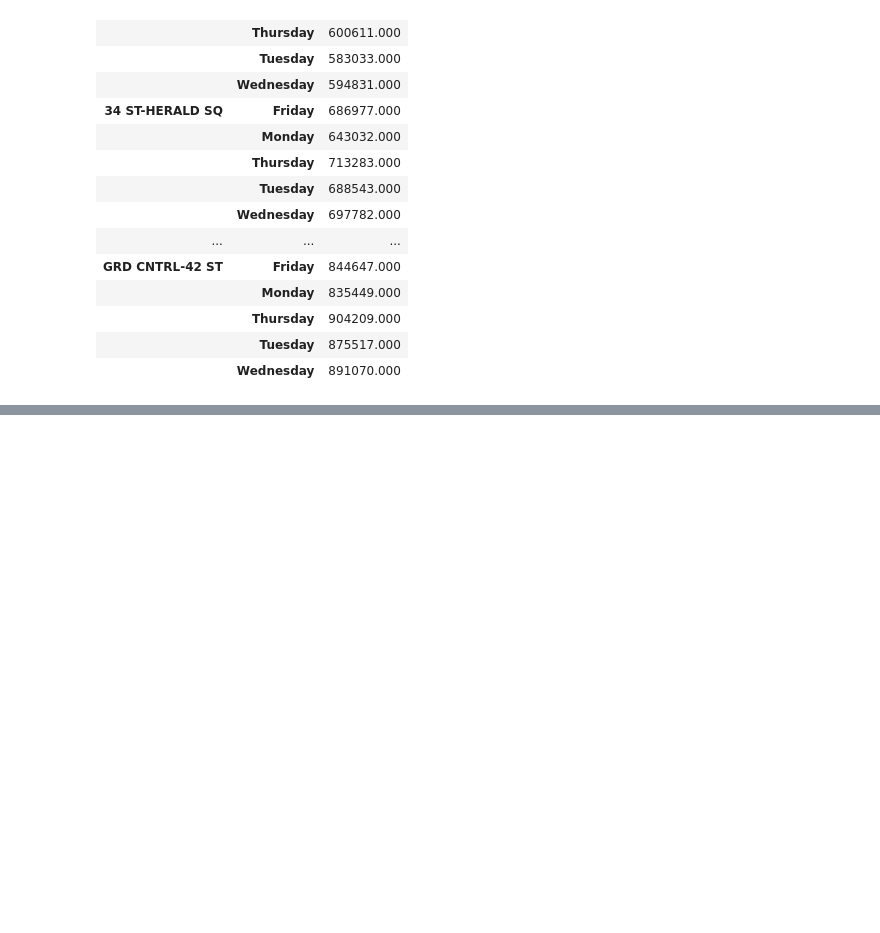
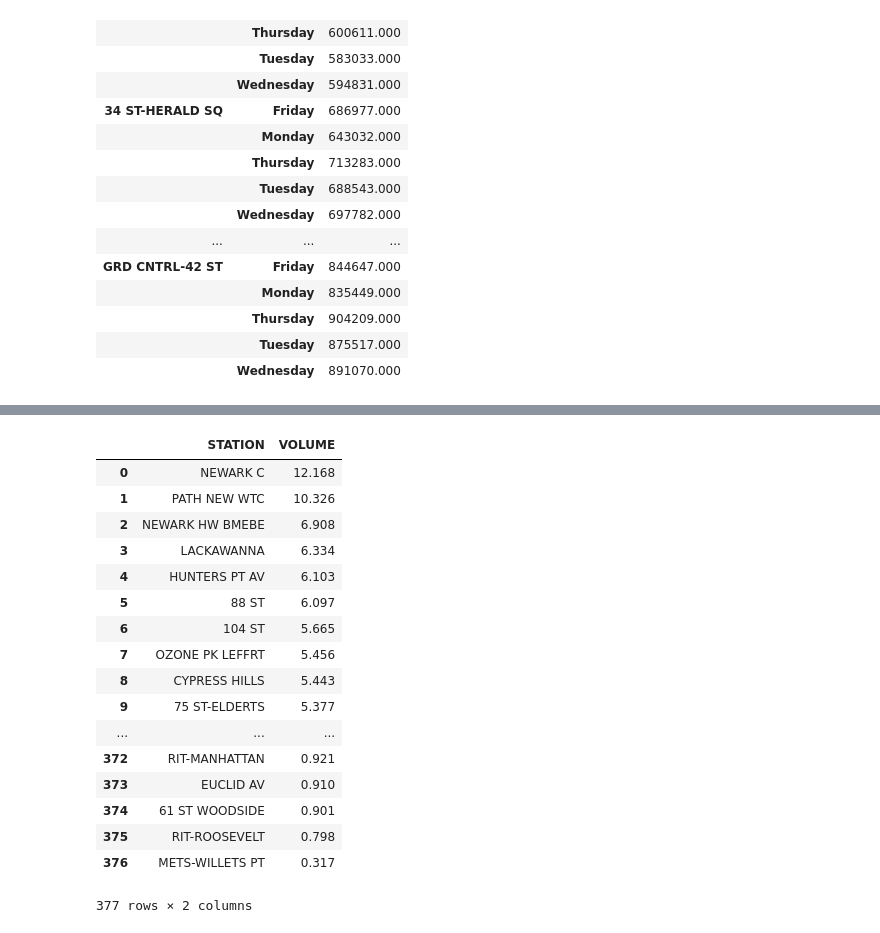
Before and after one commit to huge-reality/MTA_Project_Group_5, a Jupyter notebook: Weekdays Weekends1.ipynb, the cells around one changed output, grey strips where cells are left out. Saved outputs shown, nothing was run; the diff lists cells and outputs as text; code cells hidden in the pictures; blank space fills up the shorter version.

```diff
--- a/Weekdays Weekends1.ipynb
+++ b/Weekdays Weekends1.ipynb
@@ -323,0 +328,22 @@ Also realis
+# %%
+difference_ratio.sort_values('VOLUME', ascending = False, inplace = True)
+difference_ratio.reset_index()
+# %% [output]
+|  | STATION | VOLUME |
+| 0 | NEWARK C | 12.168 |
+| 1 | PATH NEW WTC | 10.326 |
+| 2 | NEWARK HW BMEBE | 6.908 |
+| 3 | LACKAWANNA | 6.334 |
+| 4 | HUNTERS PT AV | 6.103 |
+| 5 | 88 ST | 6.097 |
+| 6 | 104 ST | 5.665 |
+| 7 | OZONE PK LEFFRT | 5.456 |
+| 8 | CYPRESS HILLS | 5.443 |
+| 9 | 75 ST-ELDERTS | 5.377 |
+| ... | ... | ... |
+| 372 | RIT-MANHATTAN | 0.921 |
+| 373 | EUCLID AV | 0.910 |
+| 374 | 61 ST WOODSIDE | 0.901 |
+| 375 | RIT-ROOSEVELT | 0.798 |
+| 376 | METS-WILLETS PT | 0.317 |
+377 rows × 2 columns
```
Also changed, not shown: parts of 8 cells of this notebook.
